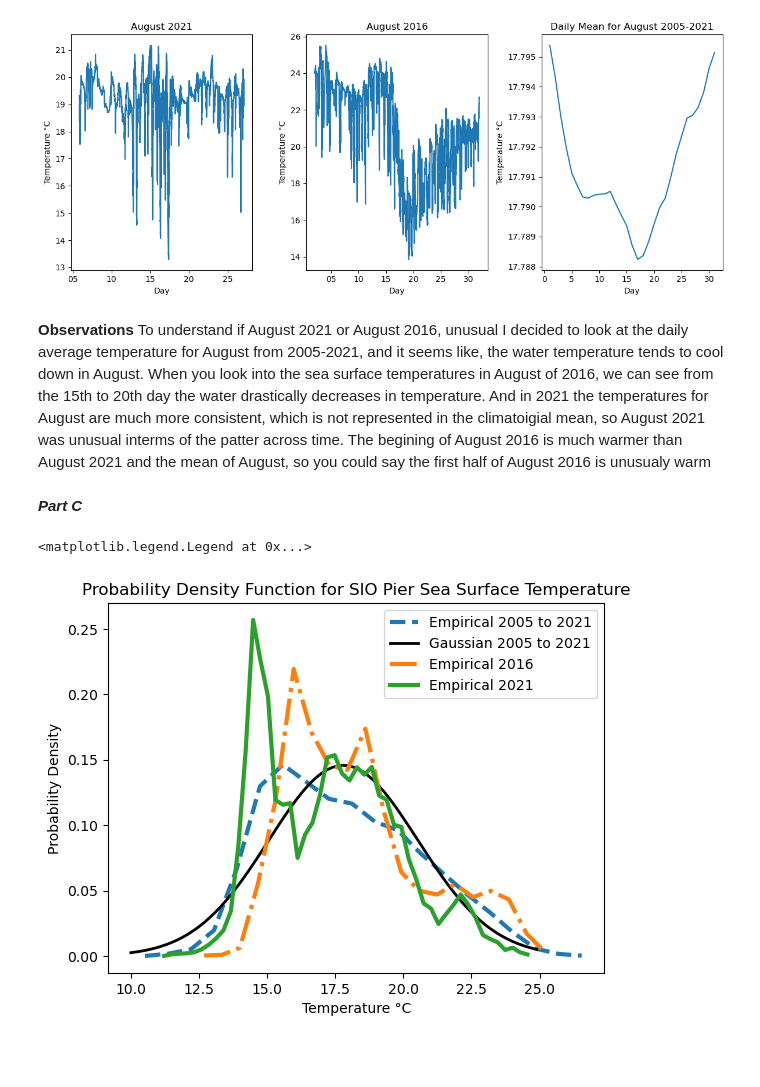
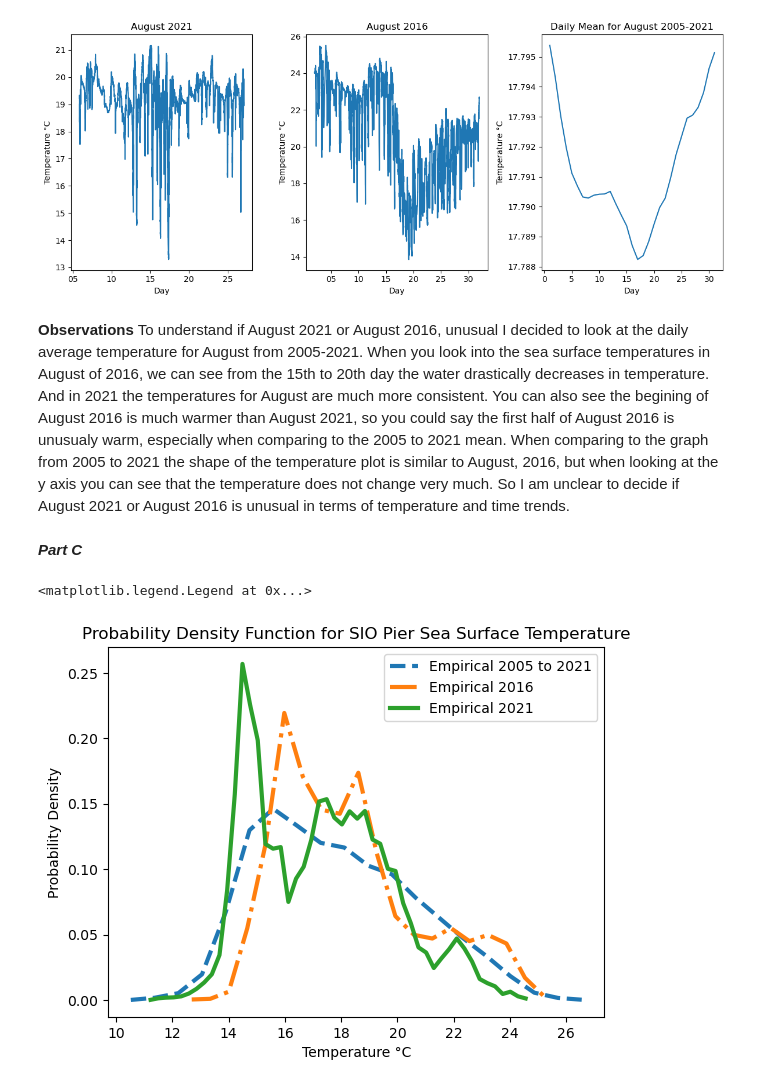
Before and after one commit to srwynn/SIOC-221A, a Jupyter notebook: SIOC 221A HW 1 -Wynn.ipynb, the cells around one changed output. Saved outputs shown, nothing was run; the diff lists cells and outputs as text; code cells hidden in the pictures; blank space fills up the shorter version.

```diff
--- a/SIOC 221A HW 1 -Wynn.ipynb
+++ b/SIOC 221A HW 1 -Wynn.ipynb
@@ -341,37 +364,31 @@ plt.tight_layout()
 # %% [output]
 [figure]
 # %% [markdown]
-**Observations** To understand if August 2021 or August 2016, unusual I decided to look at the daily average temperature for August from 2005-2021, and it seems like, the water temperature tends to cool down in August.
-When you look into the sea surface temperatures in August of 2016, we can see from the 15th to 20th day the water drastically decreases in temperature. And in 2021 the temperatures for August are much more consistent, which is not represented in the climatoigial mean, so August 2021 was unusual interms of the patter across time. The begining of August 2016 is much warmer than August 2021 and the mean of August, so you could say the first half of August 2016 is unusualy warm
+**Observations** To understand if August 2021 or August 2016, unusual I decided to look at the daily average temperature for August from 2005-2021. When you look into the sea surface temperatures in August of 2016, we can see from the 15th to 20th day the water drastically decreases in temperature.
+And in 2021 the temperatures for August are much more consistent. You can also see the begining of August 2016 is much warmer than August 2021, so you could say the first half of August 2016 is unusualy warm, especially when comparing to the 2005 to 2021 mean. When comparing to the graph from 2005 to 2021 the shape of the temperature plot is similar to August, 2016, but when looking at the y axis you can see that the temperature does not change very much. So I am unclear to decide if August 2021 or August 2016 is unusual in terms of temperature and time trends.
 # %% [markdown]
 ***Part C***
 # %%
 #PDF for whole year
 
+#create a Empirical pdf for 2005 to 2021
 hist0521, bins0521 = np.histogram(filtered_temperature, bins=20, density=True)
 bin_centers0521 = (bins0521[:-1] + bins0521[1:]) / 2
 
-#gausian of whole year
-# Parameters for the Gaussian distribution
-mu = np.mean(filtered_temperature)
-sigma = np.std(filtered_temperature)
 
-# Generate data points for the Gaussian distribution
-x = np.arange(10, 25, 0.1)
-gaussian0521 = 1.0 / (sigma * np.sqrt(2 * np.pi)) * np.exp(-0.5 * ((x - mu) / sigma) ** 2)
 
+#plot and compares the distributions
 plt.plot(bin_centers0521, hist0521, label='Empirical 2005 to 2021', linestyle='--', linewidth=3)
-plt.plot(x, gaussian0521, 'k-', label='Gaussian 2005 to 2021', linewidth=2)
 plt.plot(bin_centers16, hist16, label='Empirical 2016', linestyle='-.', linewidth=3)
 plt.plot(bin_centers, hist, label='Empirical 2021', linestyle='-', linewidth=3)
 
 
 plt.legend()
 plt.xlabel('Temperature °C')
 plt.ylabel('Probability Density')
 plt.title('Probability Density Function for SIO Pier Sea Surface Temperature')
 plt.legend()
 # %% [output]
 <matplotlib.legend.Legend at 0x...>
-[figure, old version]
+[figure, new version]
 # %% [markdown]
```
Also changed, not shown: parts of 21 cells of this notebook.
